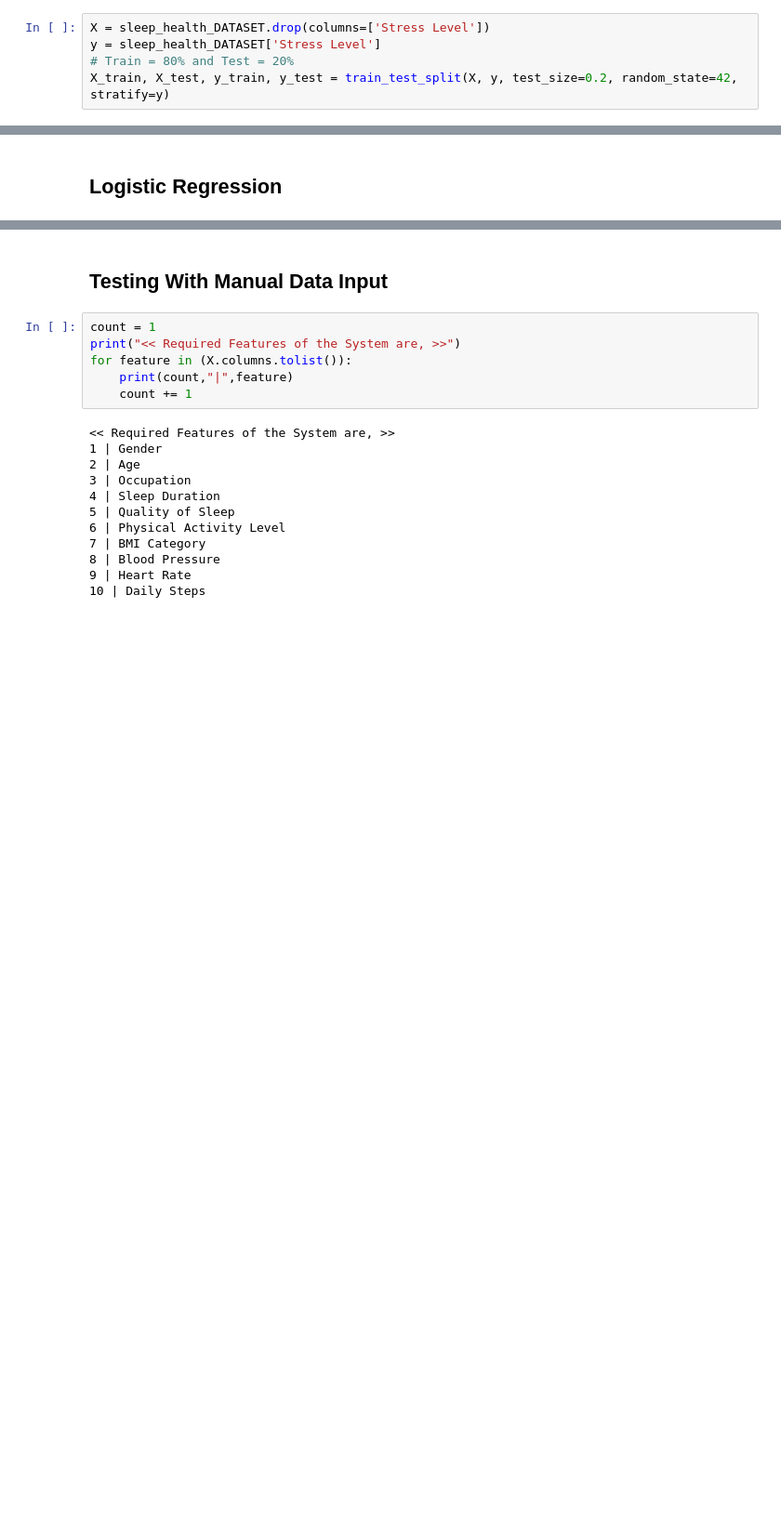
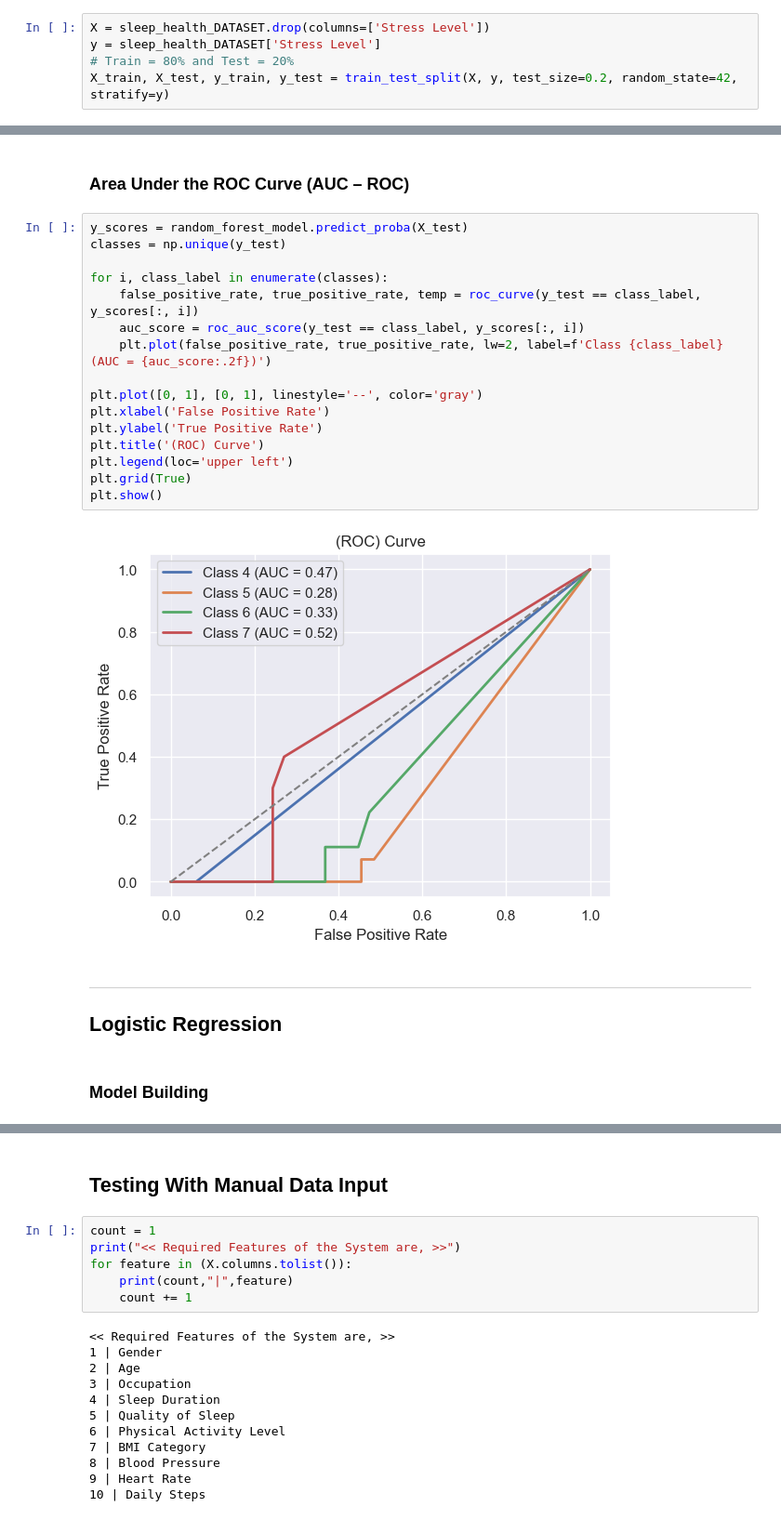
Before and after one commit to Syeda-Mahjabin-Proma/Stress-Level-Detection-System, a Jupyter notebook: model.ipynb, the cells around one changed output, grey strips where cells are left out. Shown at 93% size. Saved outputs shown, nothing was run; the diff lists cells and outputs as text; blank space fills up the shorter version.

```diff
--- a/model.ipynb
+++ b/model.ipynb
@@ -486,5 +526,28 @@ weighted avg       0.98      0.98      0.98        47
+# %% [markdown]
+### Area Under the ROC Curve (AUC – ROC)
+# %%
+y_scores = random_forest_model.predict_proba(X_test)
+classes = np.unique(y_test)
+
+for i, class_label in enumerate(classes):
+    false_positive_rate, true_positive_rate, temp = roc_curve(y_test == class_label, y_scores[:, i])
+    auc_score = roc_auc_score(y_test == class_label, y_scores[:, i])
+    plt.plot(false_positive_rate, true_positive_rate, lw=2, label=f'Class {class_label} (AUC = {auc_score:.2f})')
+
+plt.plot([0, 1], [0, 1], linestyle='--', color='gray')
+plt.xlabel('False Positive Rate')
+plt.ylabel('True Positive Rate')
+plt.title('(ROC) Curve')
+plt.legend(loc='upper left')
+plt.grid(True)
+plt.show()
+# %% [output]
+[figure, added]
 # %% [markdown]
+---
 ## Logistic Regression
+# %% [markdown]
+### Model Building
 # %%
 scaler = StandardScaler()
 X_train_scaled = scaler.fit_transform(X_train)
```
Also changed, not shown: parts of 13 cells of this notebook.
